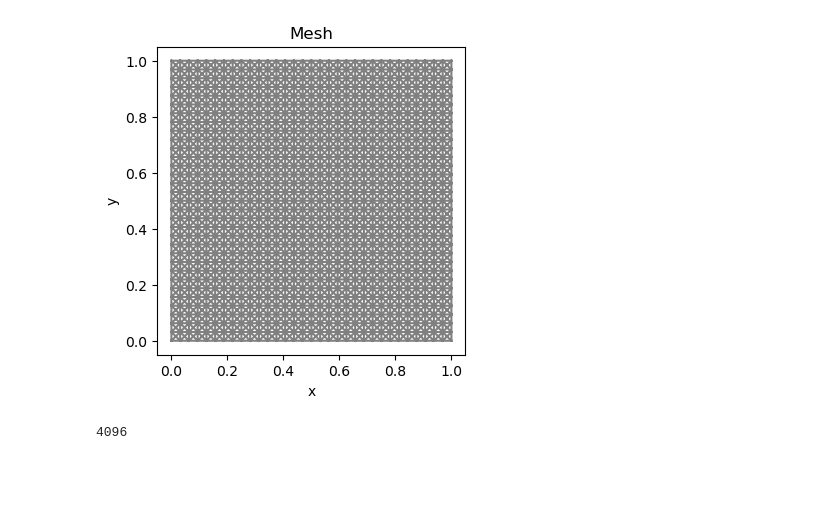
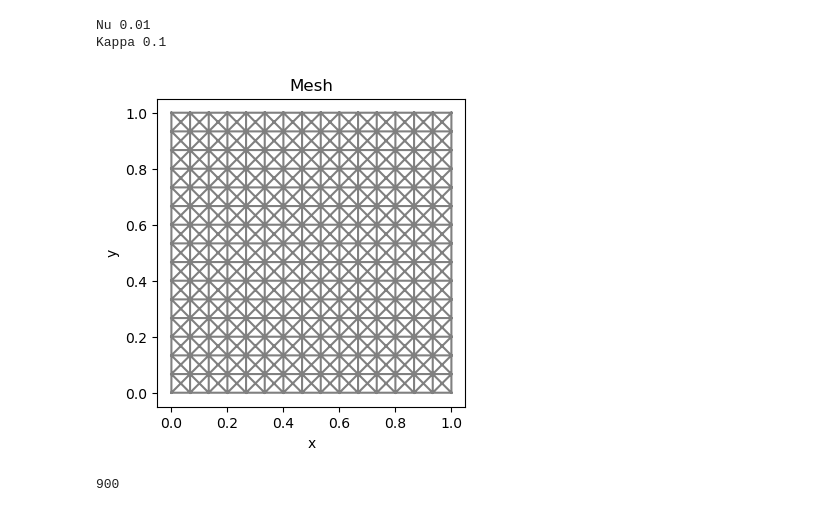
Before and after one commit to BanVacc/CFD_FEniCS, a Jupyter notebook: example.ipynb, the cells around one changed output. Cells and saved outputs as stored; diff of their text form; code cells hidden in the pictures; blank space fills up the shorter version.

```diff
--- a/example.ipynb
+++ b/example.ipynb
@@ -12,30 +1,49 @@ VISCOSITY = 0.01
+# %%
+# Parameters
+MESH_DENSITY = 15
+TIME_STEP_LENGTH = 0.01
+N_TIME_STEPS = 300
+
+INLET_VELOCITY = 1.0 # m/s
+
+# Fluid properties
+DENSITY = 1 # kg/m^3
+VISCOSITY =  0.01#8.9 * 10**-4 #0.01 # Pa*s
+THERMAL_CONDUCTIVITY = 0.1 #0.606 # W/(m * K)
+SPECIFIC_HEAT_CAPACITY =  1 #4180.0 # J/(kg * K)
+
+print('Nu',round(VISCOSITY/DENSITY,4)) # Kinematic Viscosity
+print('Kappa',round(THERMAL_CONDUCTIVITY/(DENSITY*SPECIFIC_HEAT_CAPACITY),5)) # Thermal diffusivity
+# %% [output]
+Nu 0.01
+Kappa 0.1
 # %%
 import fenics as fe
 import mshr as ms
 import matplotlib.pyplot as plt
 
 # Create the mesh
-# box = ms.Rectangle(fe.Point(0.0, 0.0), fe.Point(1.0, 1.0))
-# hole = ms.Rectangle(fe.Point(0.2,0.4),fe.Point(0.8,0.6)) #
+box = ms.Rectangle(fe.Point(0.0, 0.0), fe.Point(1.0, 1.0))
+hole = ms.Rectangle(fe.Point(0.2,0.4),fe.Point(0.8,0.6)) #
 
-# domain = box
+domain = box
 # domain -= ms.Rectangle(fe.Point(0.4,0.6),fe.Point(0.6,1.1))
 # domain -= ms.Rectangle(fe.Point(0.4,-0.1),fe.Point(0.6,0.4))
 
-# mesh = ms.generate_mesh(domain, MESH_DENSITY)
+mesh = ms.generate_mesh(domain, MESH_DENSITY)
+# mesh = fe.UnitSquareMesh(MESH_DENSITY,MESH_DENSITY,'crossed')
+# mesh = fe.Mesh('./snake_hole.xml')
 mesh = fe.UnitSquareMesh(MESH_DENSITY,MESH_DENSITY,'crossed')
-# mesh = fe.Mesh('./snake_hole.xml')
-
 fig, ax = plt.subplots(figsize=(4,4))
 ax.set_xlabel('x')
 ax.set_ylabel('y')
 fe.plot(mesh, title='Mesh')
 plt.show()
 
 print(mesh.num_cells())
 # %% [output]
-[figure, old version]
+[figure, new version]
-4096
+900
 # %%
 # Define the function spaces
 
```
Also changed, not shown: parts of 9 cells of this notebook.
